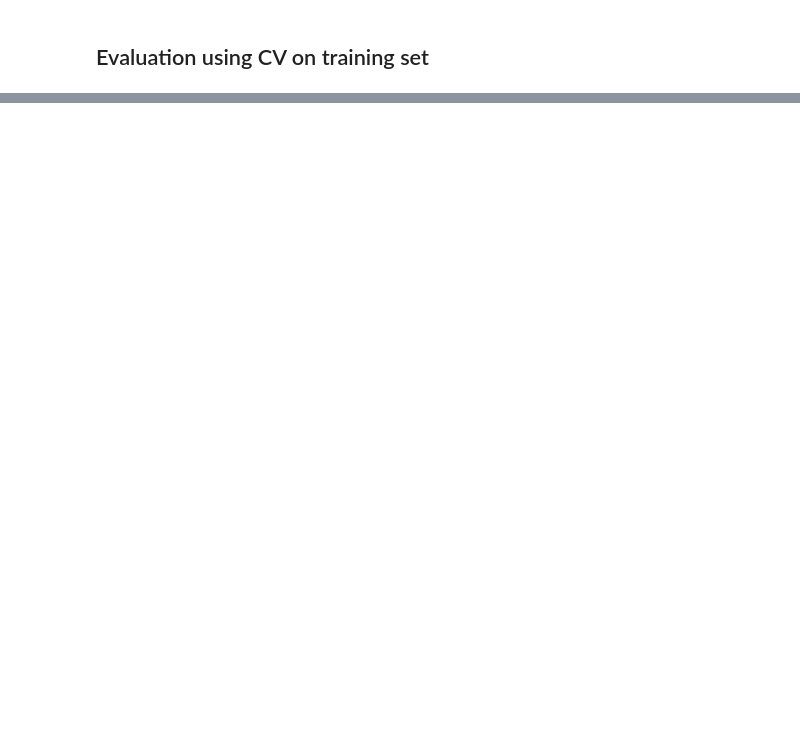
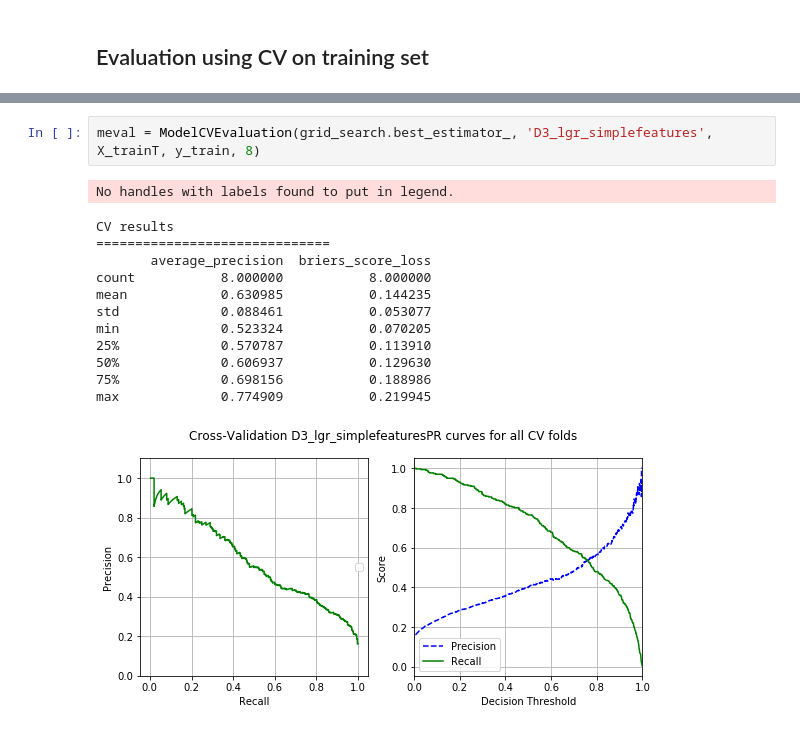
Before and after one commit to BradKeogh/EDclassification, a Jupyter notebook: notebooks/model/simple_models/D3_FullPipelineExample-AllVars.ipynb, the cells around one changed output, grey strips where cells are left out. Cells and saved outputs as stored; diff of their text form; blank space fills up the shorter version.

```diff
--- a/notebooks/model/simple_models/D3_FullPipelineExample-AllVars.ipynb
+++ b/notebooks/model/simple_models/D3_FullPipelineExample-AllVars.ipynb
@@ -381,0 +223,16 @@ max             0.732521           0.232281
+# %%
+meval = ModelCVEvaluation(grid_search.best_estimator_, 'D3_lgr_simplefeatures', X_trainT, y_train, 8)
+# %% [output]
+No handles with labels found to put in legend.
+CV results
+==============================
+       average_precision  briers_score_loss
+count           8.000000           8.000000
+mean            0.630985           0.144235
+std             0.088461           0.053077
+min             0.523324           0.070205
+25%             0.570787           0.113910
+50%             0.606937           0.129630
+75%             0.698156           0.188986
+max             0.774909           0.219945
+[figure, added]
```
Also changed, not shown: parts of 65 cells of this notebook, 1 other file.
